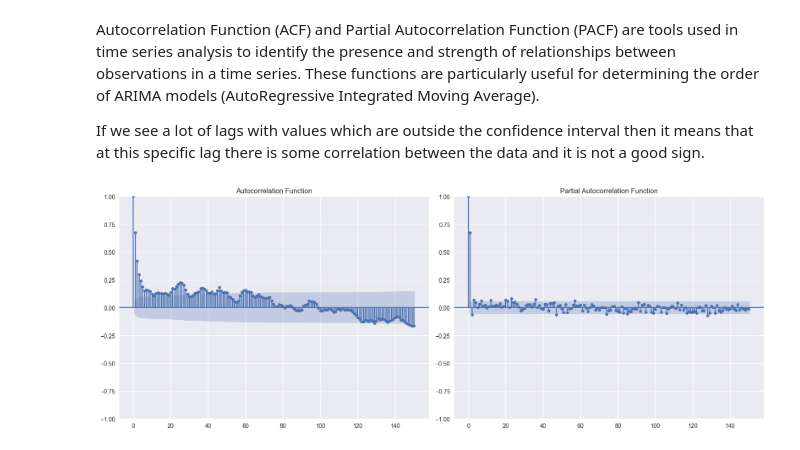
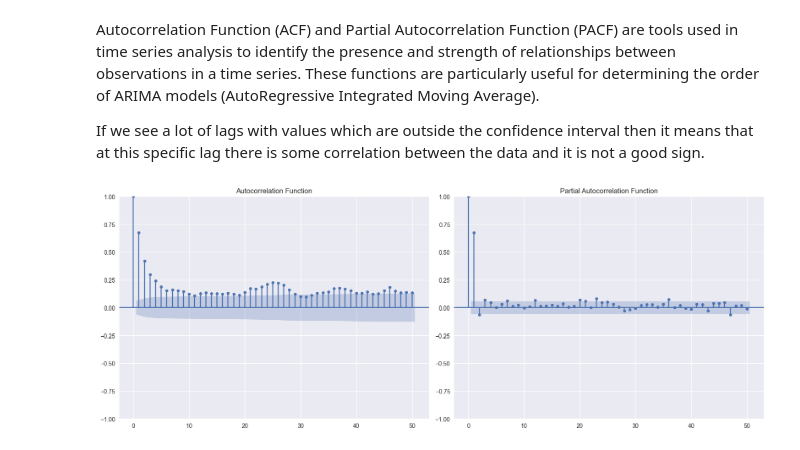
Before and after one commit to AlessandroSignoretto/Statistical_Models_project, a Jupyter notebook: Models_project.ipynb, the cells around one changed output. Drawn from its saved outputs; the diff is of its cells as text; code cells hidden in the pictures.

```diff
--- a/Models_project.ipynb
+++ b/Models_project.ipynb
@@ -454,17 +456,17 @@ If we see a lot of lags with values which are outside the confidence interval th
 # %%
 # Create a figure with two subplots
 fig, ax = plt.subplots(1, 2, figsize=(16, 6))
 
 # Plot ACF
-plot_acf(wind_generation_train, lags=150, ax=ax[0])
+plot_acf(wind_generation_train, lags=50, ax=ax[0])
 ax[0].set_title('Autocorrelation Function')
 
 # Plot PACF
-plot_pacf(wind_generation_train, lags=150, ax=ax[1], method='ywm')
+plot_pacf(wind_generation_train, lags=50, ax=ax[1], method='ywm')
 ax[1].set_title('Partial Autocorrelation Function')
 
 # Show the plots
 plt.tight_layout()
 plt.show()
 # %% [output]
-[figure, old version]
+[figure, new version]
```
Also changed, not shown: parts of 28 cells of this notebook.
